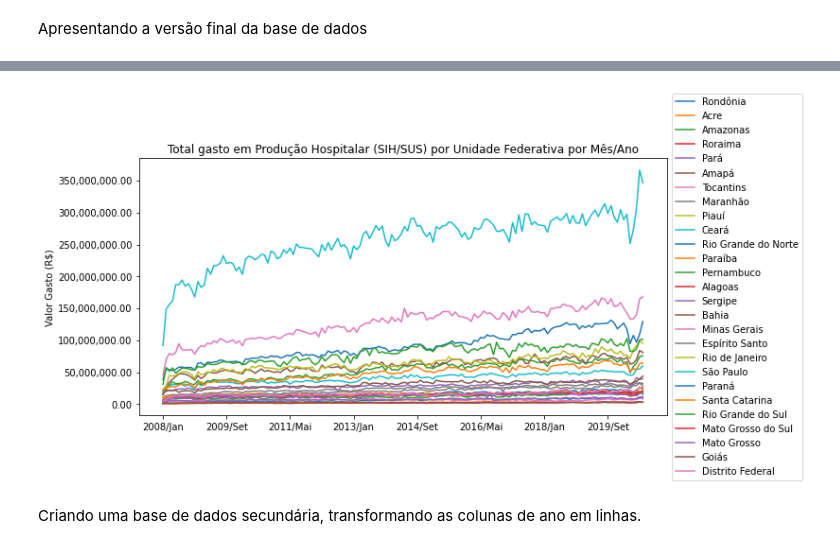
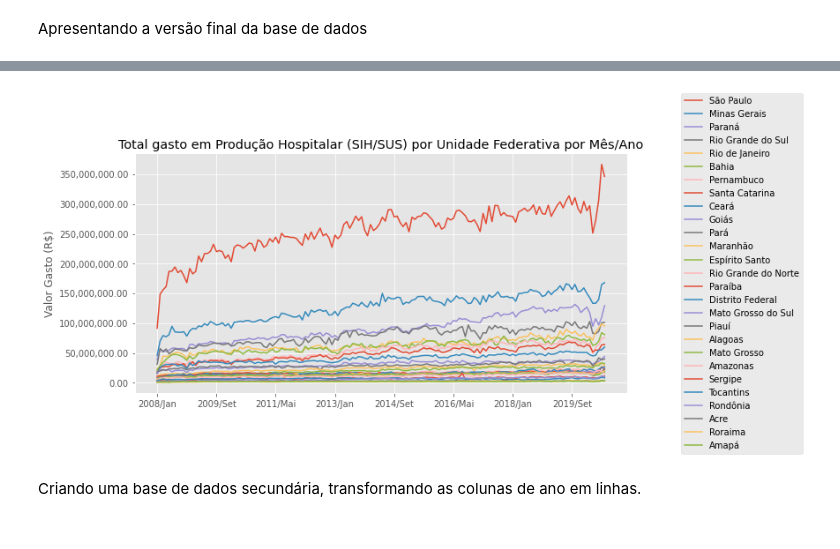
Before and after one commit to andrevcmelo/BootcampAlura2021, a Jupyter notebook: BootcampAlura_Modulo01.ipynb, the cells around one changed output, grey strips where cells are left out. Drawn from its saved outputs; the diff is of its cells as text; code cells hidden in the pictures.

```diff
--- a/BootcampAlura_Modulo01.ipynb
+++ b/BootcampAlura_Modulo01.ipynb
@@ -8,6 +8,8 @@ import pandas as pd
 import matplotlib.pyplot as plt
 import matplotlib.ticker as ticker
 import seaborn as sns
+
+plt.style.use('ggplot')
 # %% [markdown]
 #### Importação de Dados
 # %% [markdown]
@@ -194,7 +178,7 @@ dados_novo[['Cod_UF','Unidade da Federação']].head(5)
 # %% [markdown]
 Apresentando a versão final da base de dados
 # %%
-dados_novo = dados_novo.set_index('Unidade da Federação')
+dados_novo = dados_novo.sort_values('Total', ascending=False).set_index('Unidade da Federação')
 dados_novo.head(5)
 # %% [output]
 |  | 2008/Jan | 2008/Fev | 2008/Mar | 2008/Abr | 2008/Mai | 2008/Jun | 2008/Jul | 2008/Ago | 2008/Set | ... |
@@ -228,14 +236,14 @@ plt.show()
 # %%
-dados_novo_invertido = dados_novo.T
+dados_novo_invertido = dados_novo.sort_values('Total', ascending=False).T
 dados_novo_invertido2 = dados_novo_invertido.drop(["Total","Cod_UF"])
 # %%
 ax = dados_novo_invertido2.plot(figsize=(10,5))
 ax.yaxis.set_major_formatter(ticker.StrMethodFormatter("{x:,.2f}"))
 ax.set_ylabel('Valor Gasto (R$)')
 plt.title('Total gasto em Produção Hospitalar (SIH/SUS) por Unidade Federativa por Mês/Ano')
-ax.legend(loc='center left', bbox_to_anchor=(1, 0.5))
+ax.legend(loc='center left', bbox_to_anchor=(1.1, 0.5))
 plt.show()
 # %% [output]
-[figure, old version]
+[figure, new version]
 # %% [markdown]
 Criando uma base de dados secundária, transformando as colunas de ano em linhas.
```
Also changed, not shown: parts of 7 cells of this notebook.
